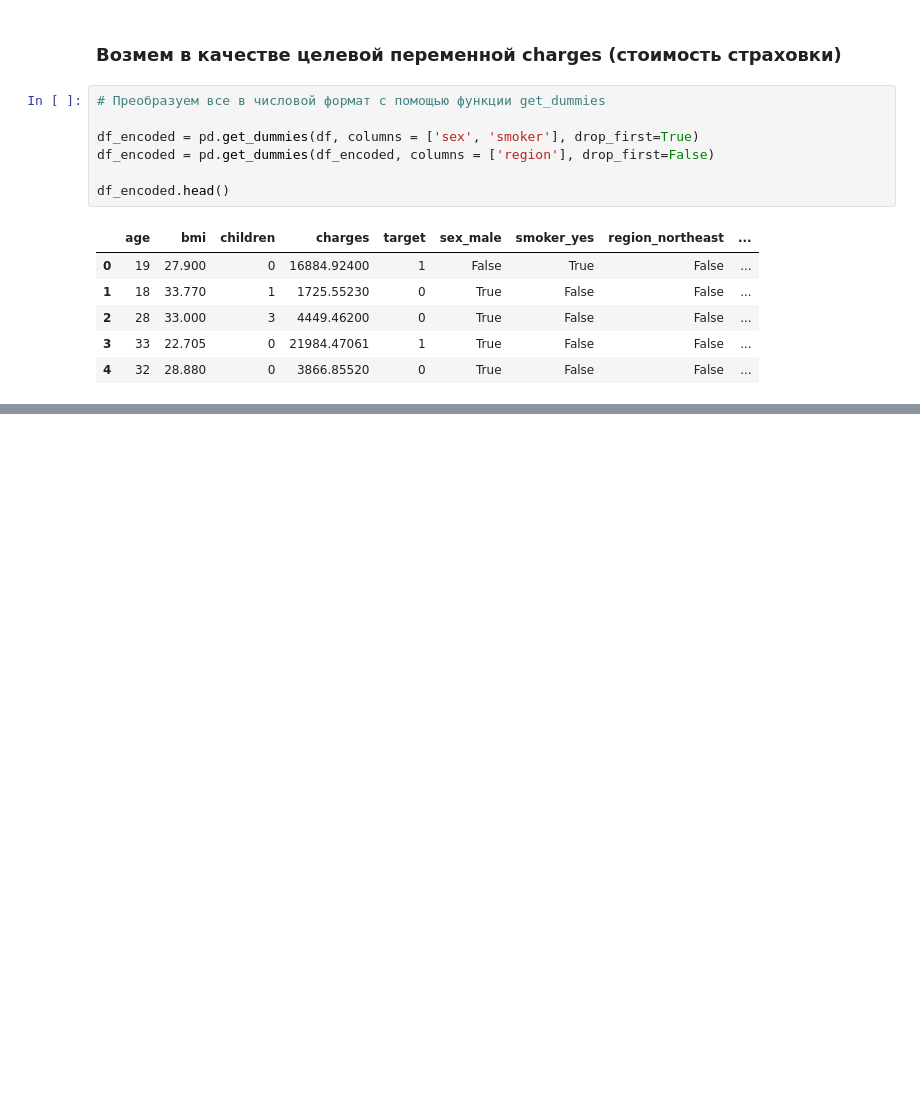
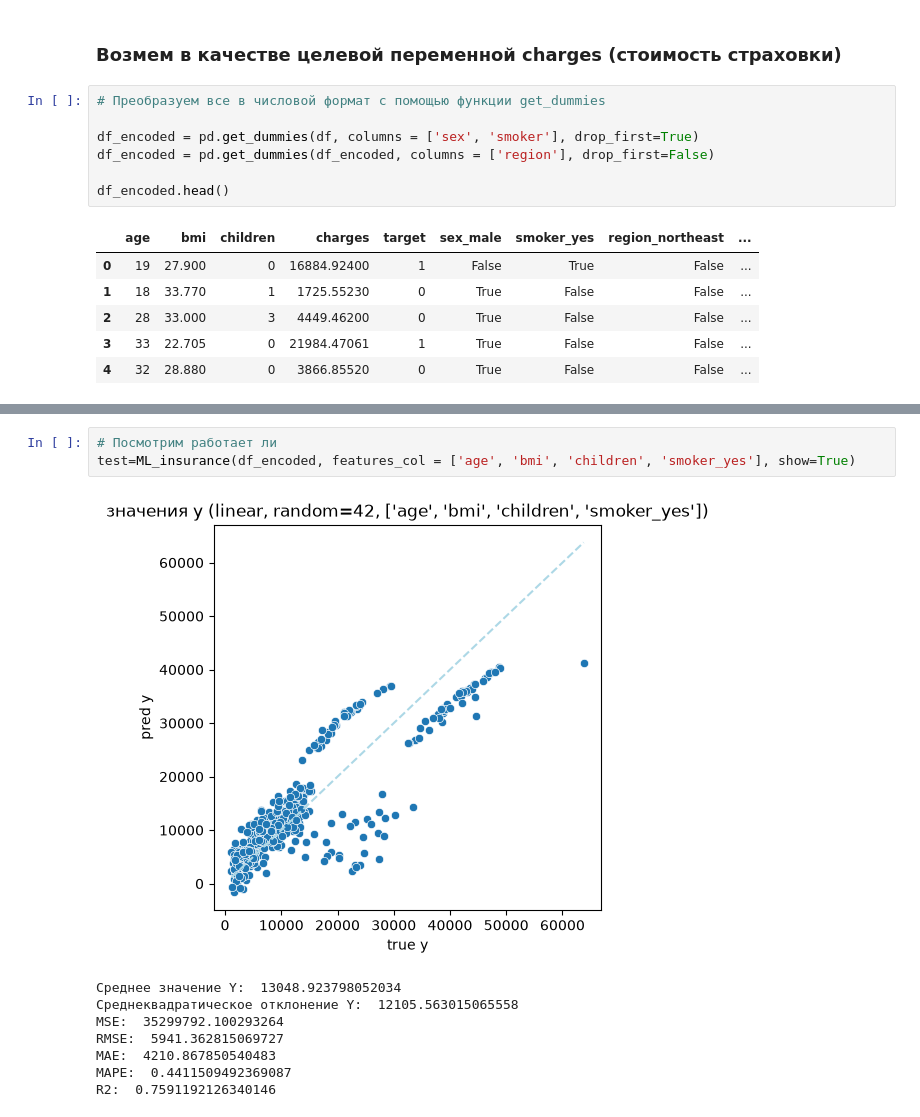
Before and after one commit to ceteravincis/dz_regressii_lin, a Jupyter notebook: dz_regressiya_0.ipynb, the cells around one changed output, grey strips where cells are left out. Saved outputs shown, nothing was run; the diff lists cells and outputs as text; blank space fills up the shorter version.

```diff
--- a/dz_regressiya_0.ipynb
+++ b/dz_regressiya_0.ipynb
@@ -43,0 +218,12 @@ df_encoded.head()
+# %%
+# Посмотрим работает ли
+test=ML_insurance(df_encoded, features_col = ['age', 'bmi', 'children', 'smoker_yes'], show=True)
+# %% [output]
+[figure, added]
+Среднее значение Y:  13048.923798052034
+Среднеквадратическое отклонение Y:  12105.563015065558
+MSE:  35299792.100293264
+RMSE:  5941.362815069727
+MAE:  4210.867850540483
+MAPE:  0.4411509492369087
+R2:  0.7591192126340146
```
Also changed, not shown: parts of 12 cells of this notebook.
